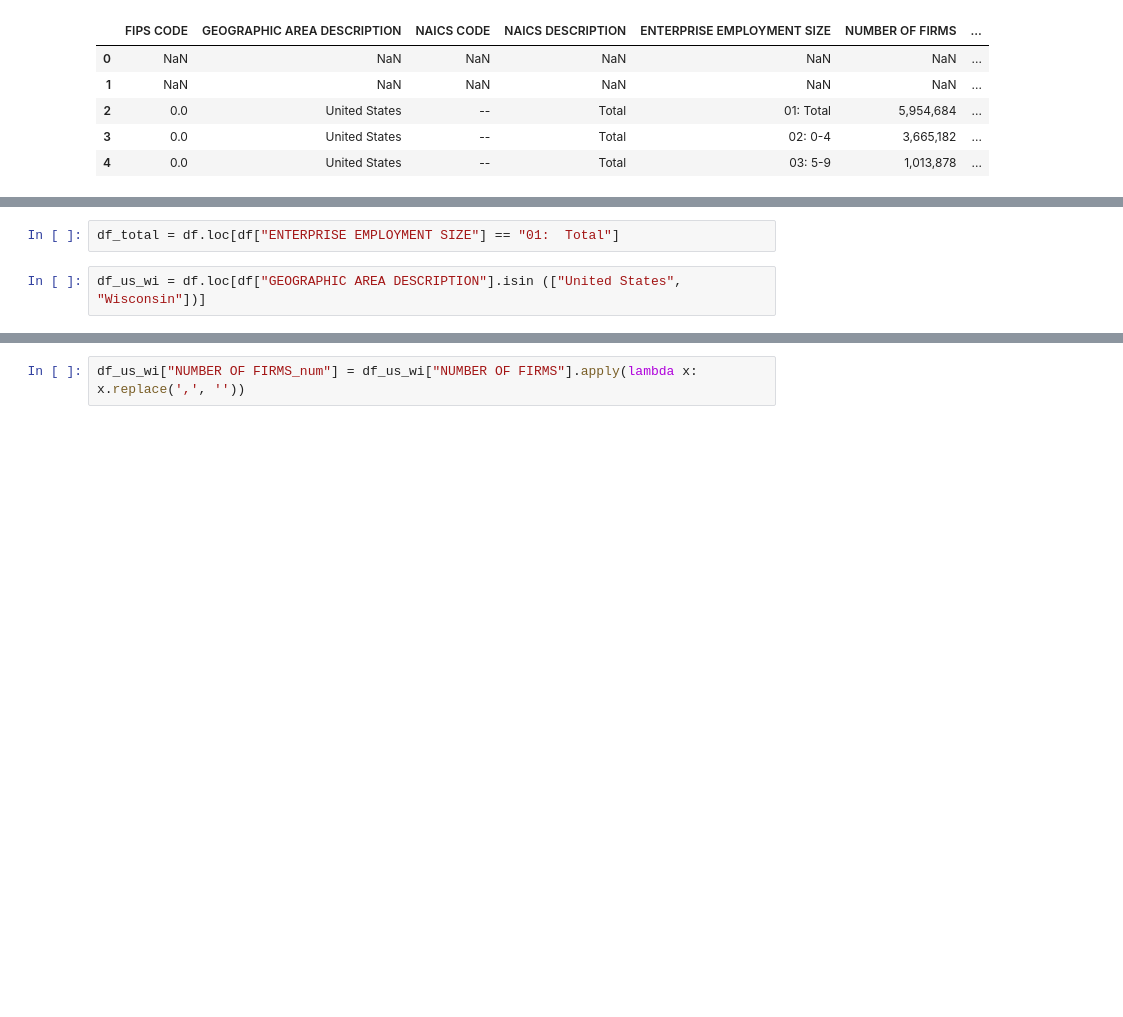
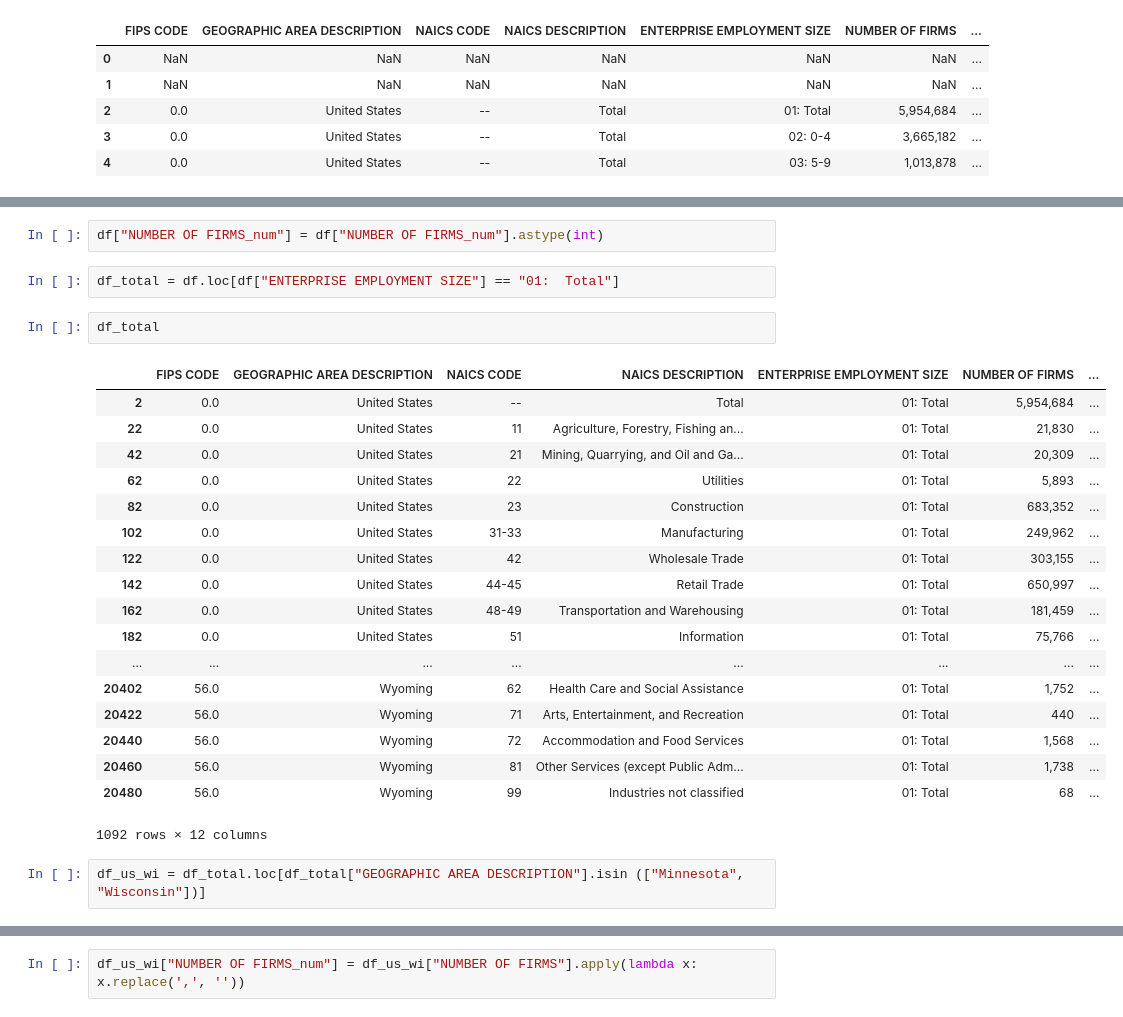
Before and after one commit to harsh29320/Sample_project, a Jupyter notebook: Untitled3.ipynb, the cells around one changed output, grey strips where cells are left out. Saved outputs shown, nothing was run; the diff lists cells and outputs as text; blank space fills up the shorter version.

```diff
--- a/Untitled3.ipynb
+++ b/Untitled3.ipynb
@@ -16,5 +38,28 @@ df.head()
+# %%
+df["NUMBER OF FIRMS_num"] = df["NUMBER OF FIRMS_num"].astype(int)
 # %%
 df_total = df.loc[df["ENTERPRISE EMPLOYMENT SIZE"] == "01:  Total"]
+# %%
+df_total
+# %% [output]
+|  | FIPS CODE | GEOGRAPHIC AREA DESCRIPTION | NAICS CODE | NAICS DESCRIPTION | ENTERPRISE EMPLOYMENT SIZE | NUMBER OF FIRMS | ... |
+| 2 | 0.0 | United States | -- | Total | 01: Total | 5,954,684 | ... |
+| 22 | 0.0 | United States | 11 | Agriculture, Forestry, Fishing an... | 01: Total | 21,830 | ... |
+| 42 | 0.0 | United States | 21 | Mining, Quarrying, and Oil and Ga... | 01: Total | 20,309 | ... |
+| 62 | 0.0 | United States | 22 | Utilities | 01: Total | 5,893 | ... |
+| 82 | 0.0 | United States | 23 | Construction | 01: Total | 683,352 | ... |
+| 102 | 0.0 | United States | 31-33 | Manufacturing | 01: Total | 249,962 | ... |
+| 122 | 0.0 | United States | 42 | Wholesale Trade | 01: Total | 303,155 | ... |
+| 142 | 0.0 | United States | 44-45 | Retail Trade | 01: Total | 650,997 | ... |
+| 162 | 0.0 | United States | 48-49 | Transportation and Warehousing | 01: Total | 181,459 | ... |
+| 182 | 0.0 | United States | 51 | Information | 01: Total | 75,766 | ... |
+| ... | ... | ... | ... | ... | ... | ... | ... |
+| 20402 | 56.0 | Wyoming | 62 | Health Care and Social Assistance | 01: Total | 1,752 | ... |
+| 20422 | 56.0 | Wyoming | 71 | Arts, Entertainment, and Recreation | 01: Total | 440 | ... |
+| 20440 | 56.0 | Wyoming | 72 | Accommodation and Food Services | 01: Total | 1,568 | ... |
+| 20460 | 56.0 | Wyoming | 81 | Other Services (except Public Adm... | 01: Total | 1,738 | ... |
+| 20480 | 56.0 | Wyoming | 99 | Industries not classified | 01: Total | 68 | ... |
+1092 rows × 12 columns
 # %%
-df_us_wi = df.loc[df["GEOGRAPHIC AREA DESCRIPTION"].isin (["United States", "Wisconsin"])]
+df_us_wi = df_total.loc[df_total["GEOGRAPHIC AREA DESCRIPTION"].isin (["Minnesota", "Wisconsin"])]
 # %%
```
Also changed, not shown: parts of 12 cells of this notebook.
